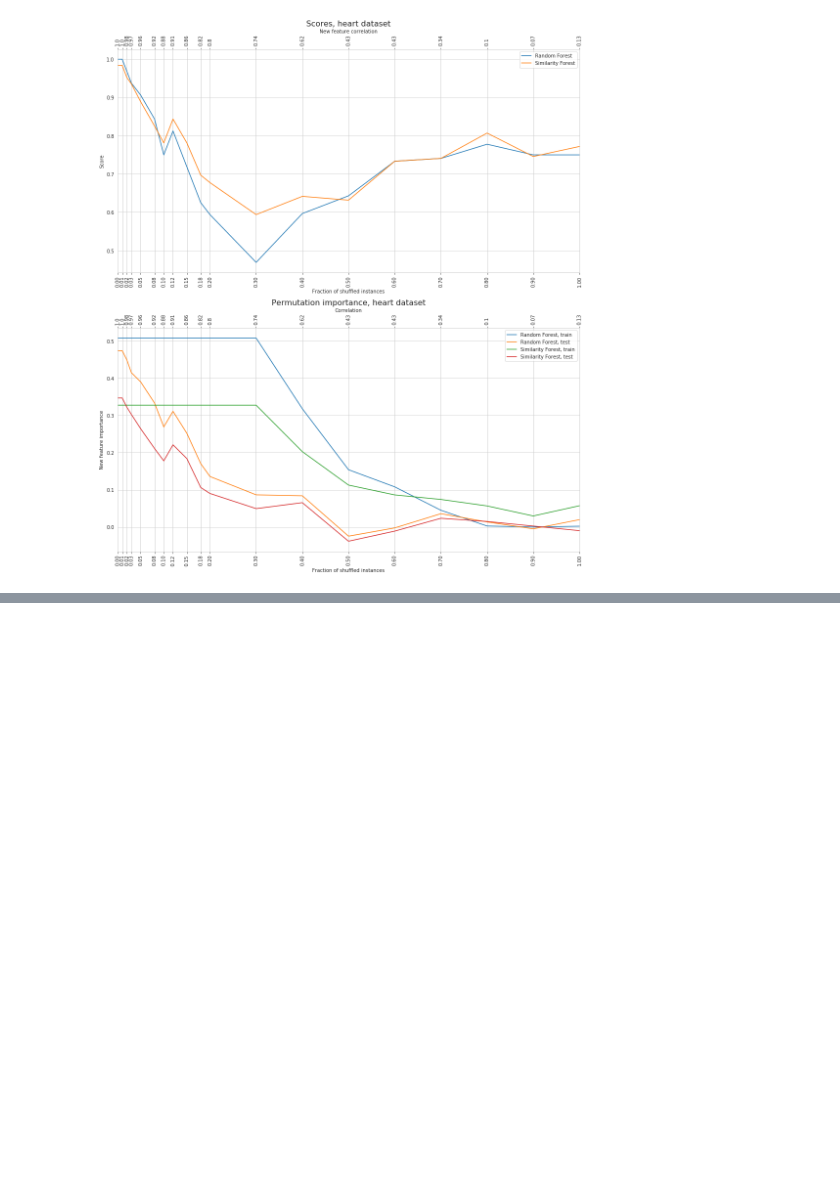
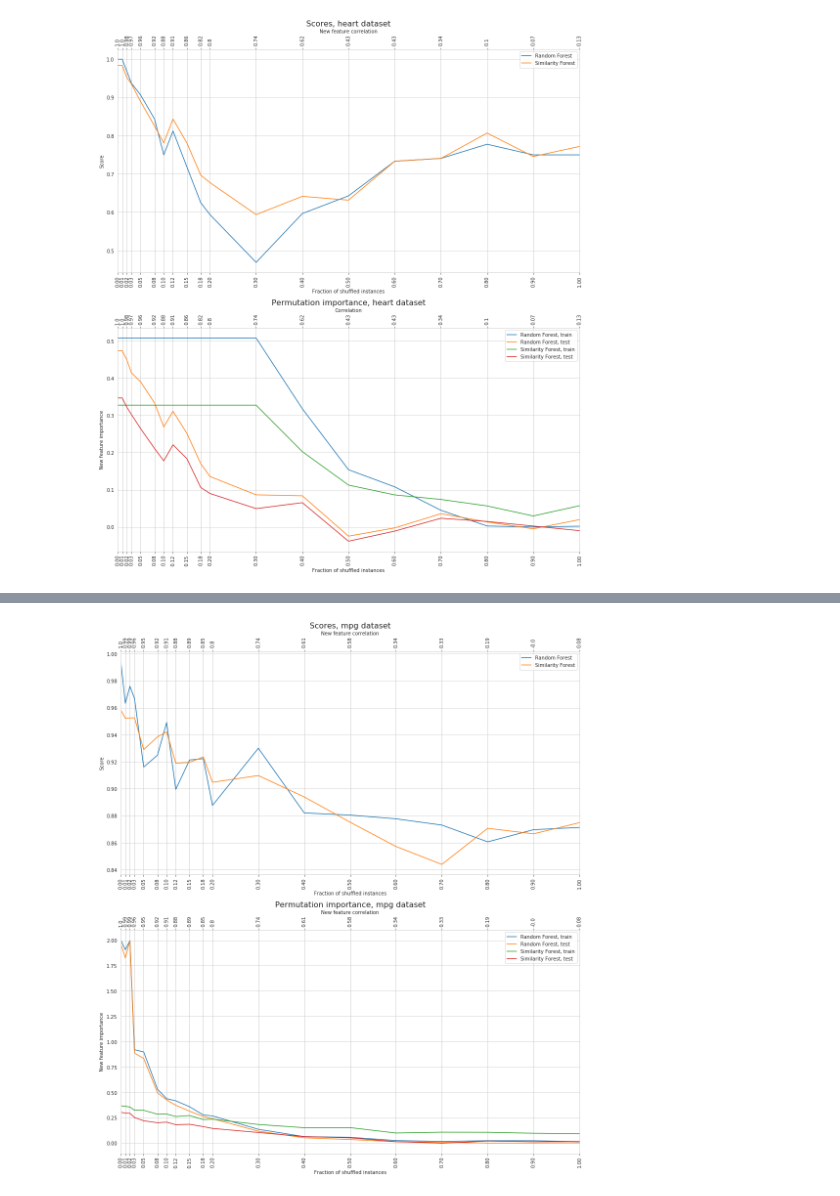
Before and after one commit to sfczekalski/similarity_forest, a Jupyter notebook: examples/Bias.ipynb, the cells around one changed output, grey strips where cells are left out. Cells and saved outputs as stored; diff of their text form; code cells hidden in the pictures; blank space fills up the shorter version.

```diff
--- a/examples/Bias.ipynb
+++ b/examples/Bias.ipynb
@@ -164,0 +210,9 @@ plot_bias(fraction_range, correlations,
+# %%
+correlations, rf_scores, sf_scores, permutation_importances = bias_experiment(df, y,
+                                                                              'regression', 'numerical',
+                                                                              fraction_range, SEED)
+plot_bias(fraction_range, correlations,
+          rf_scores, sf_scores,
+          permutation_importances, 'mpg')
+# %% [output]
+[figure, added]
```
Also changed, not shown: parts of 9 cells of this notebook, 1 other file.
